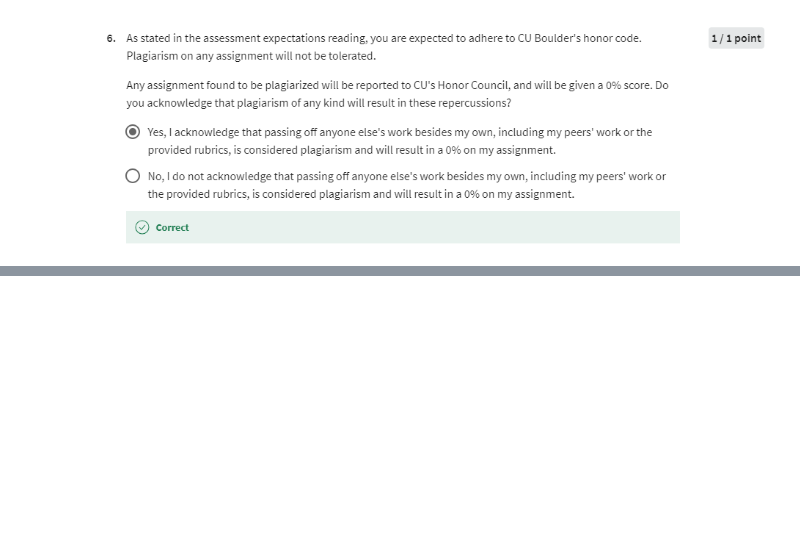
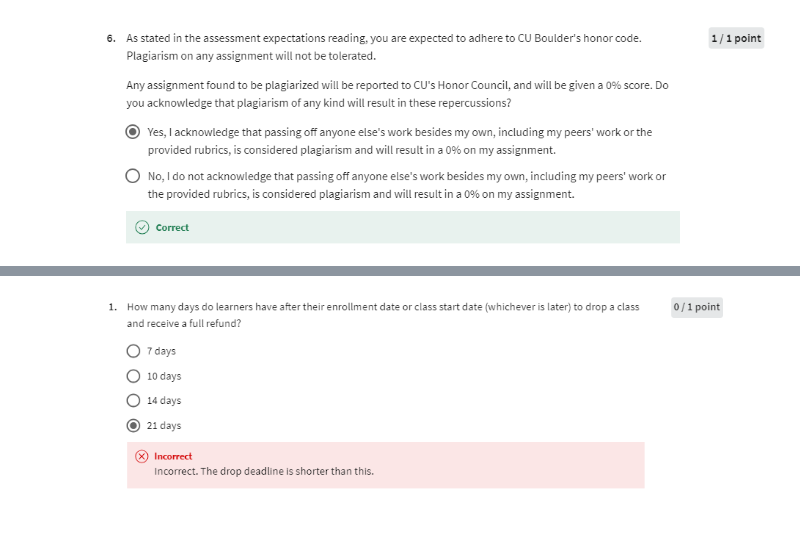
Before and after one commit to duba1910/msds, a Jupyter notebook: Other CU Boulder Resources/Program Policy/quiz_program_policy.ipynb, the cells around one changed output, grey strips where cells are left out. Saved outputs shown, nothing was run; the diff lists cells and outputs as text; code cells hidden in the pictures; blank space fills up the shorter version.

```diff
--- a/Other CU Boulder Resources/Program Policy/quiz_program_policy.ipynb
+++ b/Other CU Boulder Resources/Program Policy/quiz_program_policy.ipynb
@@ -53,0 +57,4 @@ Image(filename="images/p_p_13.png")
+# %%
+Image(filename="images/p_p_15.png")
+# %% [output]
+[figure, added]
```
Also changed, not shown: parts of 5 cells of this notebook, 4 other files.
